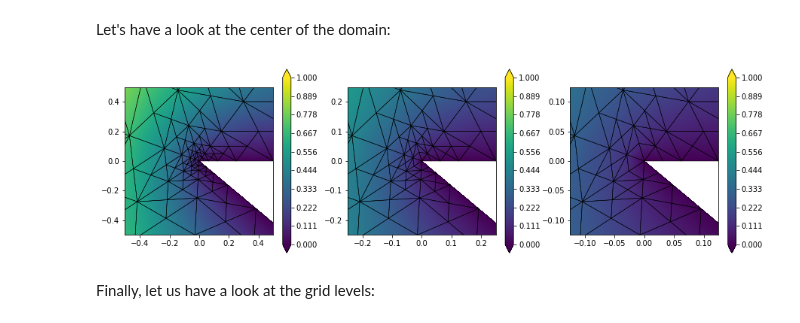
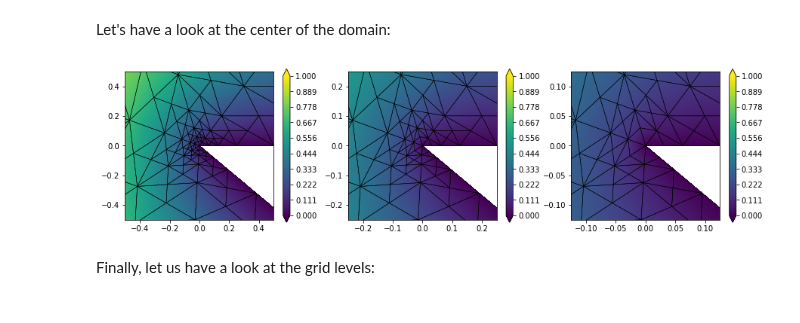
Before and after one commit to adedner/dune-fempy, a Jupyter notebook: laplace-adaptive.ipynb, the cells around one changed output. Saved outputs shown, nothing was run; the diff lists cells and outputs as text; code cells hidden in the pictures.

```diff
--- a/laplace-adaptive.ipynb
+++ b/laplace-adaptive.ipynb
@@ -157,13 +157,13 @@ pyplot.close('all')
 Let's have a look at the center of the domain:
 # %%
 fig = pyplot.figure(figsize=(15,15))
-plot(uh, figure=(fig,131), xlim=(-0.5,0.5), ylim=(-0.5,0.5),colorbar={"shrink":0.3})
-plot(uh, figure=(fig,132), xlim=(-0.25,0.25), ylim=(-0.25,0.25),colorbar={"shrink":0.3})
-plot(uh, figure=(fig,133), xlim=(-0.125,0.125), ylim=(-0.125,0.125),colorbar={"shrink":0.3})
+plot(uh, figure=(fig,131), xlim=(-0.5,0.5), ylim=(-0.5,0.5),colorbar={"shrink":0.25})
+plot(uh, figure=(fig,132), xlim=(-0.25,0.25), ylim=(-0.25,0.25),colorbar={"shrink":0.25})
+plot(uh, figure=(fig,133), xlim=(-0.125,0.125), ylim=(-0.125,0.125),colorbar={"shrink":0.25})
 pyplot.show()
 pyplot.close('all')
 # %% [output]
-[figure, old version]
+[figure, new version]
 # %% [markdown]
 Finally, let us have a look at the grid levels:
 # %%
```
Also changed, not shown: parts of 1 cell of this notebook, 6 other files.
